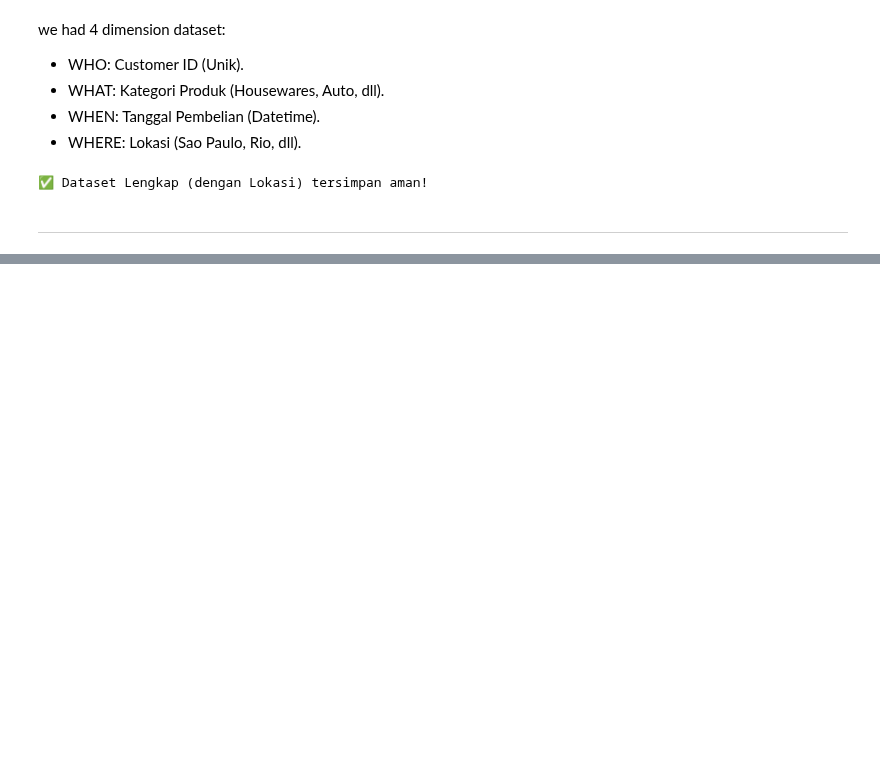
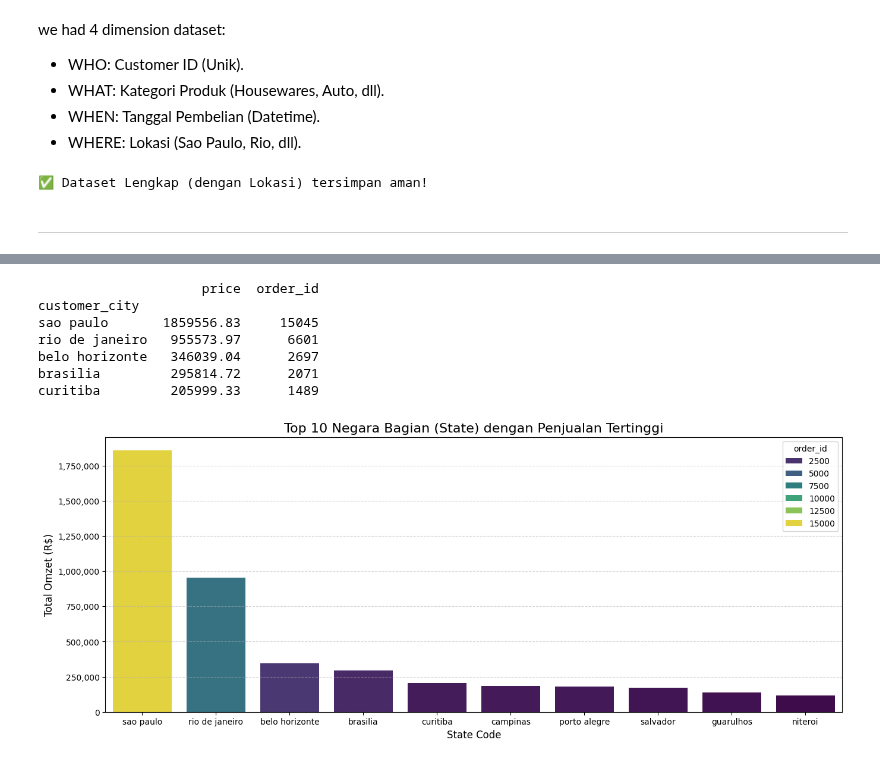
Before and after one commit to Aris0506/Python-Data-Analysis-Project-learning-journey, a Jupyter notebook: training cleaning data/olist e-commerce.ipynb, the cells around one changed output, grey strips where cells are left out. Saved outputs shown, nothing was run; the diff lists cells and outputs as text; code cells hidden in the pictures; blank space fills up the shorter version.

```diff
--- a/training cleaning data/olist e-commerce.ipynb
+++ b/training cleaning data/olist e-commerce.ipynb
@@ -317,0 +413,43 @@ memory usage: 21.9+ MB
+# %%
+# --- ANALISIS PERSEBARAN WILAYAH (STATE) ---
+import seaborn as sns
+
+# Group by State (Negara Bagian)
+# SP = Sao Paulo, RJ = Rio de Janeiro, dll.
+by_state = df_master_geo.groupby('customer_city').agg({
+    'price': 'sum',         # Total Omzet
+    'order_id': 'nunique'   # Jumlah Transaksi
+}).sort_values(by='price', ascending=False)
+
+# Cek angka
+print(by_state.head(5))
+
+# Visualisasi
+plt.figure(figsize=(16, 6))
+
+# Top 10 State
+sns.barplot(x=by_state.index[:10], y=by_state['price'][:10], hue=by_state['order_id'][:10], palette='viridis', dodge=False)
+
+plt.title('Top 10 Negara Bagian (State) dengan Penjualan Tertinggi', fontsize=16)
+plt.xlabel('State Code', fontsize=12)
+plt.ylabel('Total Omzet (R$)', fontsize=12)
+plt.grid(axis='y', linestyle='--', alpha=0.5)
+
+## fungsi formatter biar angkanya ada koma (ribuan)
+def ribuan(y, pos):
+    return f'{y:,.0f}'
+
+# Terapkan ke sumbu Y (Y-Axis)
+from matplotlib.ticker import FuncFormatter
+plt.gca().yaxis.set_major_formatter(FuncFormatter(ribuan))
+
+plt.show()
+# %% [output]
+                     price  order_id
+customer_city
+sao paulo       1859556.83     15045
+rio de janeiro   955573.97      6601
+belo horizonte   346039.04      2697
+brasilia         295814.72      2071
+curitiba         205999.33      1489
+[figure, added]
```
Also changed, not shown: parts of 11 cells of this notebook, 3 other files.
